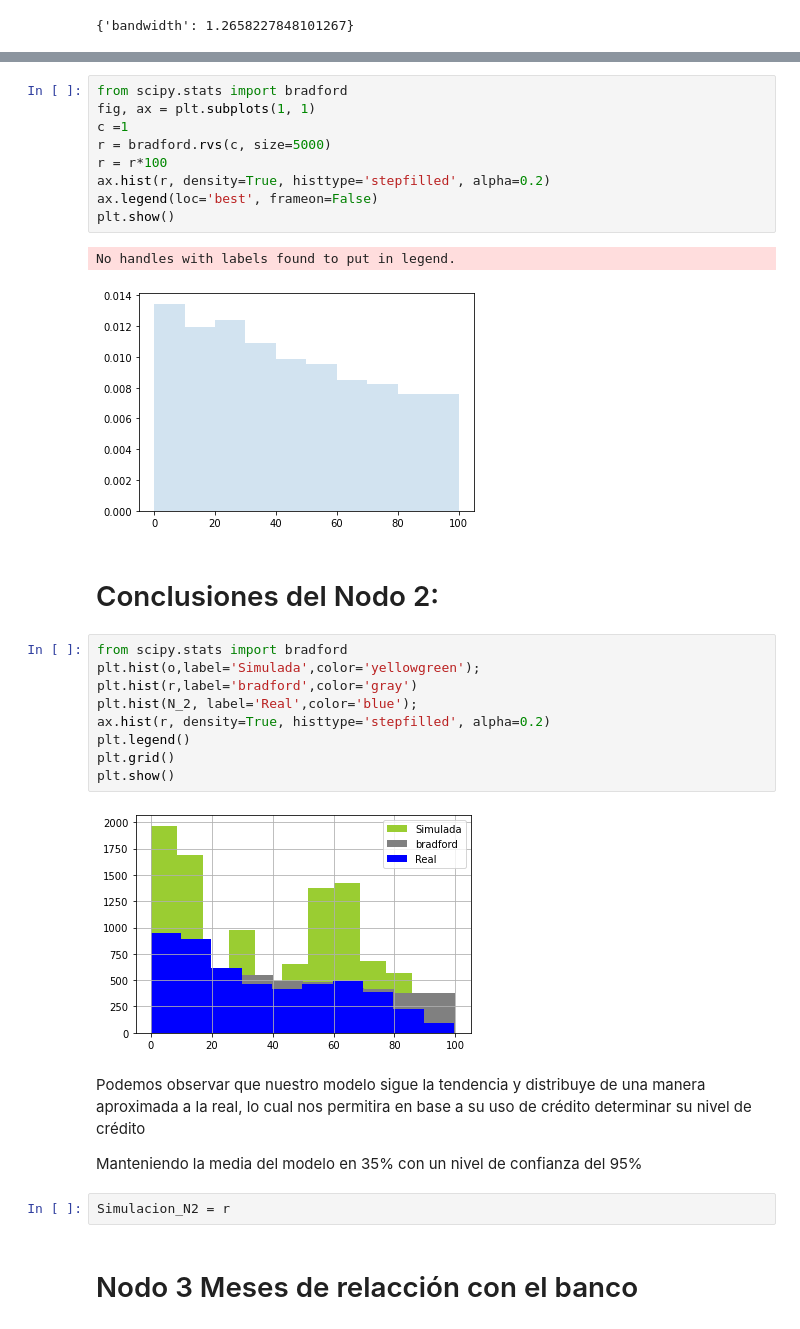
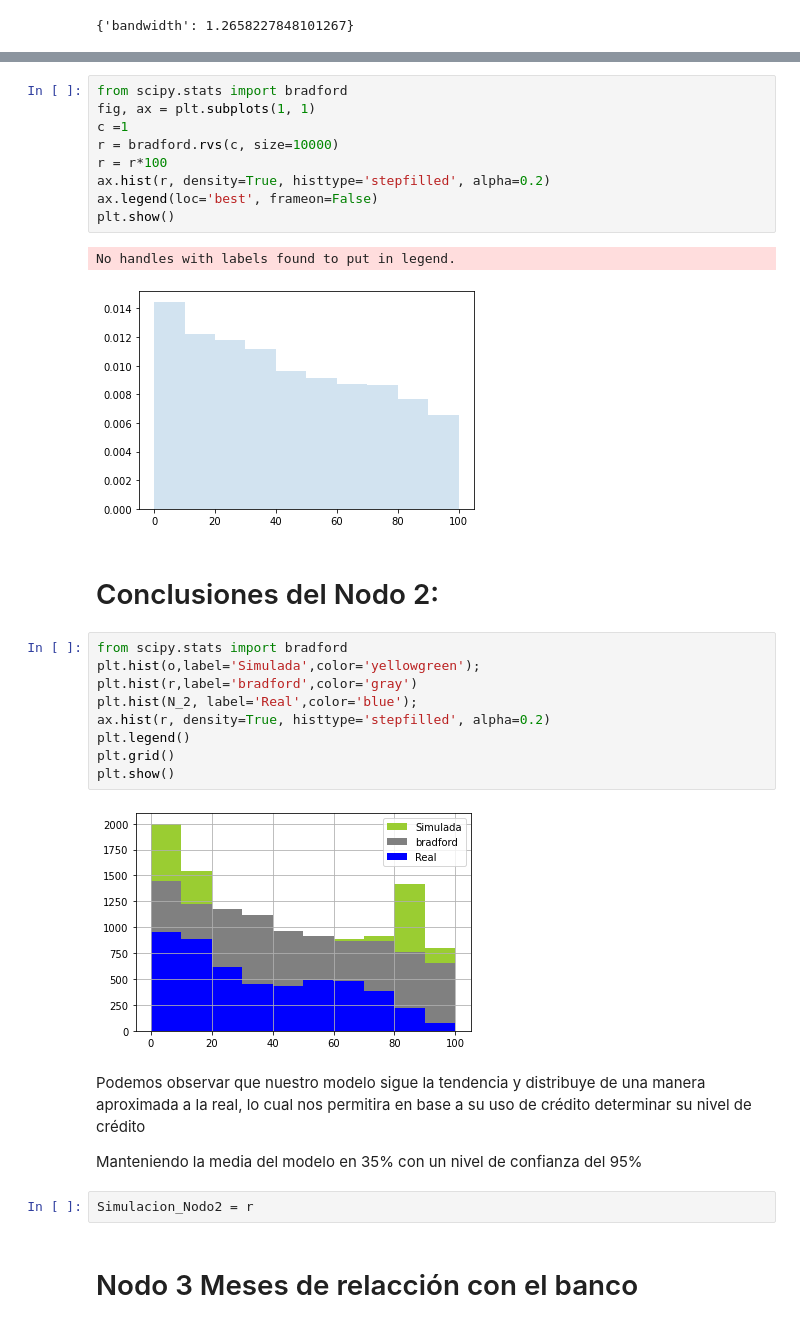
Before and after one commit to IvanArellanoRuelas/ProyectoModulo1_ArellanoI_LafargaI, a Jupyter notebook: ProyectoModulo2_Arellano_Lafarga.ipynb, the cells around one changed output, grey strips where cells are left out. Saved outputs shown, nothing was run; the diff lists cells and outputs as text.

```diff
--- a/ProyectoModulo2_Arellano_Lafarga.ipynb
+++ b/ProyectoModulo2_Arellano_Lafarga.ipynb
@@ -659,15 +651,15 @@ Media calculada 36.8741
 # %%
 from scipy.stats import bradford
 fig, ax = plt.subplots(1, 1)
 c =1
-r = bradford.rvs(c, size=5000)
+r = bradford.rvs(c, size=10000)
 r = r*100
 ax.hist(r, density=True, histtype='stepfilled', alpha=0.2)
 ax.legend(loc='best', frameon=False)
 plt.show()
 # %% [output]
 No handles with labels found to put in legend.
-[figure, old version]
+[figure, new version]
 # %% [markdown]
 # Conclusiones del Nodo 2:
 # %%
@@ -680,13 +672,13 @@ plt.legend()
 plt.grid()
 plt.show()
 # %% [output]
-[figure, old version]
+[figure, new version]
 # %% [markdown]
 Podemos observar que nuestro modelo sigue la tendencia y distribuye de una manera aproximada a la real, lo cual nos permitira en base a su uso de crédito determinar su nivel de crédito
 
 Manteniendo la media del modelo en 35% con un nivel de confianza del 95%
 # %%
-Simulacion_N2 = r
+Simulacion_Nodo2 = r
 # %% [markdown]
 # Nodo 3 Meses de relacción con el banco
 # %%
```
Also changed, not shown: parts of 47 cells of this notebook.
